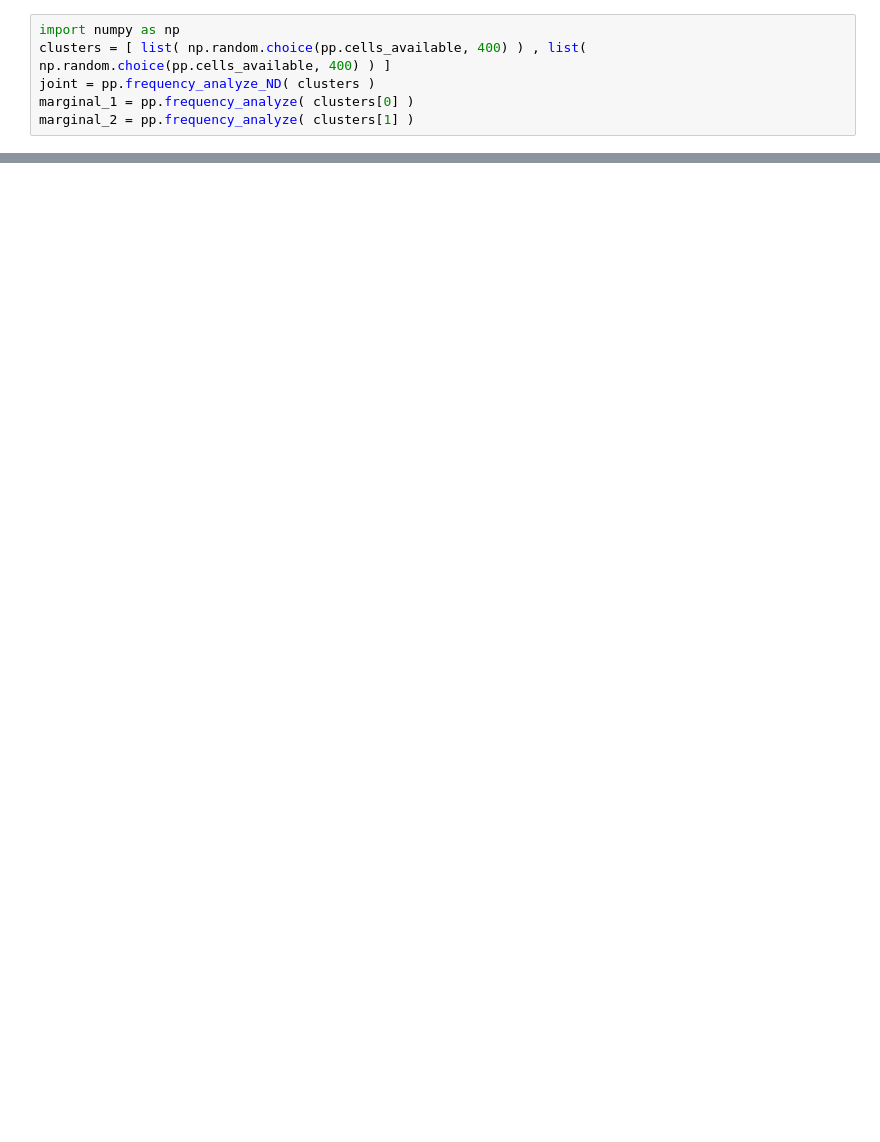
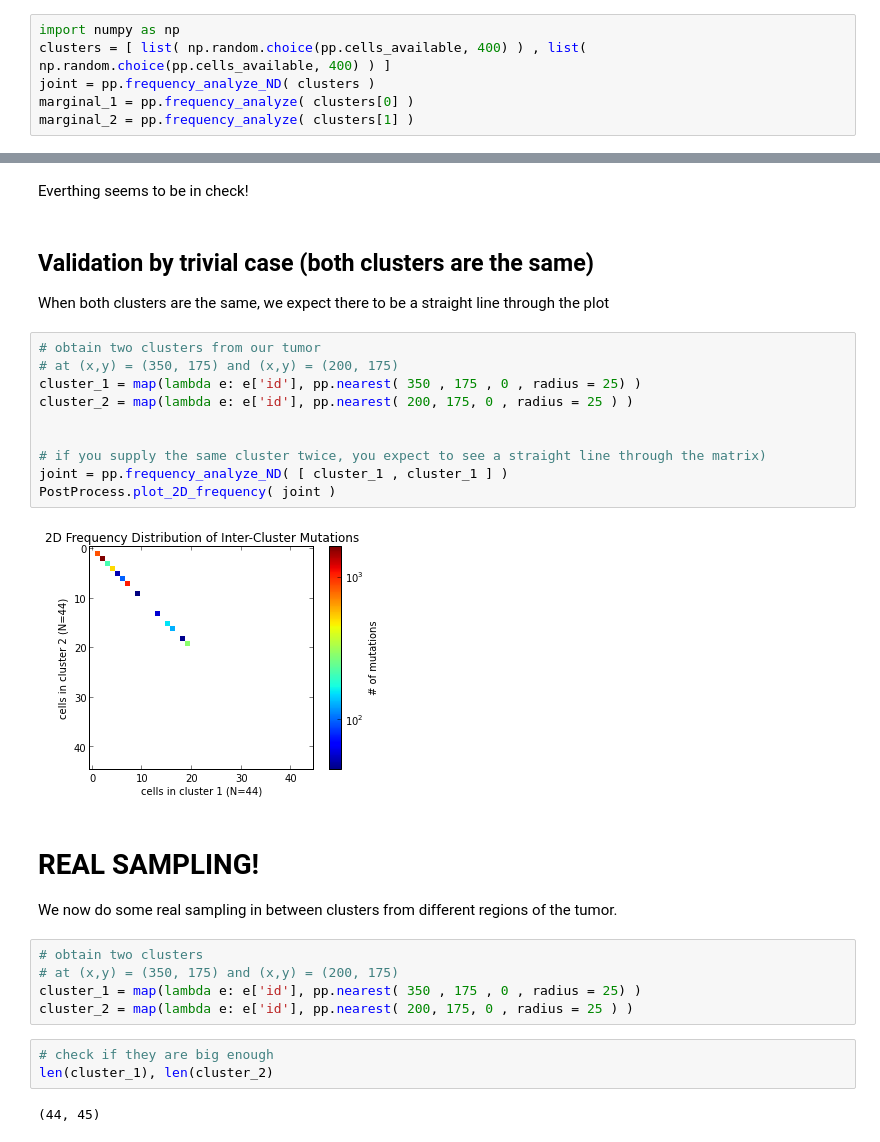
Before and after one commit to zafarali/metastasis, a Jupyter notebook: joint_large.ipynb, the cells around one changed output, grey strips where cells are left out. Saved outputs shown, nothing was run; the diff lists cells and outputs as text; blank space fills up the shorter version.

```diff
--- a/joint_large.ipynb
+++ b/joint_large.ipynb
@@ -79,0 +104,30 @@ array([68995, 17376,  5516,  3948,  2031,  1402,   713,   599,   450,
+# %% [markdown]
+Everthing seems to be in check!
+# %% [markdown]
+## Validation by trivial case (both clusters are the same)
+When both clusters are the same, we expect there to be a straight line through the plot
+# %%
+# obtain two clusters from our tumor
+# at (x,y) = (350, 175) and (x,y) = (200, 175)
+cluster_1 = map(lambda e: e['id'], pp.nearest( 350 , 175 , 0 , radius = 25) )
+cluster_2 = map(lambda e: e['id'], pp.nearest( 200, 175, 0 , radius = 25 ) )
+
+
+# if you supply the same cluster twice, you expect to see a straight line through the matrix)
+joint = pp.frequency_analyze_ND( [ cluster_1 , cluster_1 ] )
+PostProcess.plot_2D_frequency( joint )
+# %% [output]
+[figure, added]
+# %% [markdown]
+# REAL SAMPLING!
+We now do some real sampling in between clusters from different regions of the tumor.
+# %%
+# obtain two clusters
+# at (x,y) = (350, 175) and (x,y) = (200, 175)
+cluster_1 = map(lambda e: e['id'], pp.nearest( 350 , 175 , 0 , radius = 25) )
+cluster_2 = map(lambda e: e['id'], pp.nearest( 200, 175, 0 , radius = 25 ) )
+# %%
+# check if they are big enough
+len(cluster_1), len(cluster_2)
+# %% [output]
+(44, 45)
```
Also changed, not shown: parts of 37 cells of this notebook.
